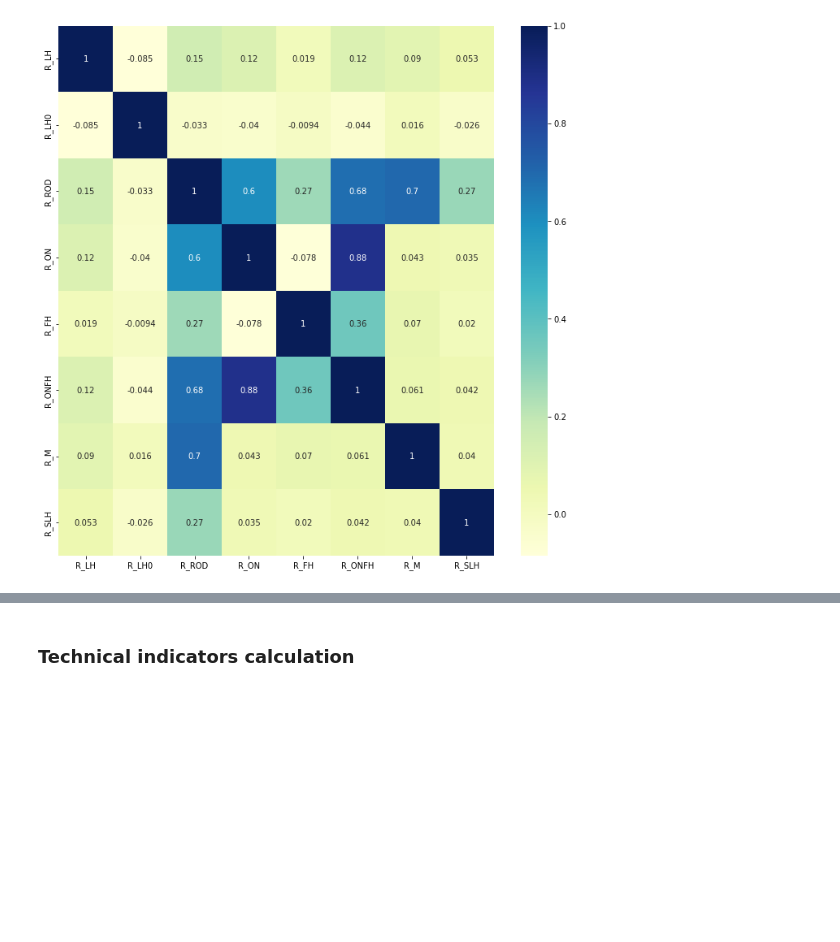
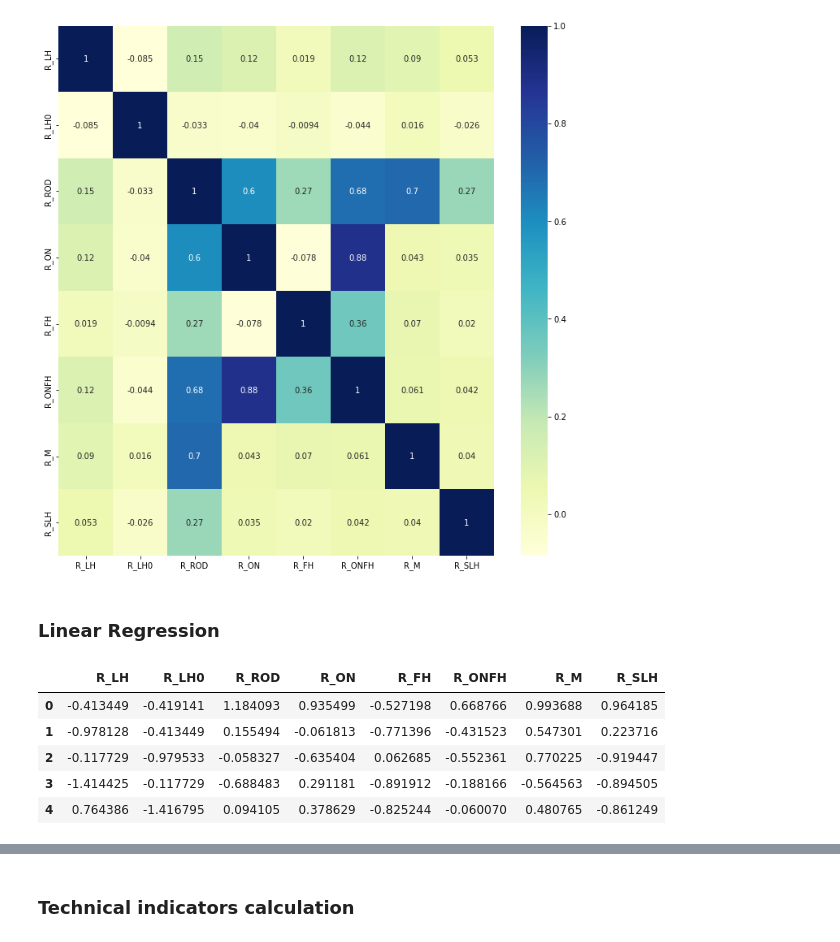
Before and after one commit to LuZhang907/WrappingUp_Exploring_Intraday_Momentum, a Jupyter notebook: Intraday Momentum/SPY_Returns_Calculation.ipynb, the cells around one changed output, grey strips where cells are left out. Drawn from its saved outputs; the diff is of its cells as text; code cells hidden in the pictures; blank space fills up the shorter version.

```diff
--- a/Intraday Momentum/SPY_Returns_Calculation.ipynb
+++ b/Intraday Momentum/SPY_Returns_Calculation.ipynb
@@ -696,0 +697,2 @@ nscoreReturns.to_csv("/Users/luzhang/Documents/GitHub/WrappingUp_Exploring_Intra
+# %% [markdown]
+### Linear Regression
@@ -696,0 +705,9 @@ nscoreReturns.to_csv("/Users/luzhang/Documents/GitHub/WrappingUp_Exploring_Intra
+# %%
+returns.head()
+# %% [output]
+|  | R_LH | R_LH0 | R_ROD | R_ON | R_FH | R_ONFH | R_M | R_SLH |
+| 0 | -0.413449 | -0.419141 | 1.184093 | 0.935499 | -0.527198 | 0.668766 | 0.993688 | 0.964185 |
+| 1 | -0.978128 | -0.413449 | 0.155494 | -0.061813 | -0.771396 | -0.431523 | 0.547301 | 0.223716 |
+| 2 | -0.117729 | -0.979533 | -0.058327 | -0.635404 | 0.062685 | -0.552361 | 0.770225 | -0.919447 |
+| 3 | -1.414425 | -0.117729 | -0.688483 | 0.291181 | -0.891912 | -0.188166 | -0.564563 | -0.894505 |
+| 4 | 0.764386 | -1.416795 | 0.094105 | 0.378629 | -0.825244 | -0.060070 | 0.480765 | -0.861249 |
```
Also changed, not shown: parts of 6 cells of this notebook.
